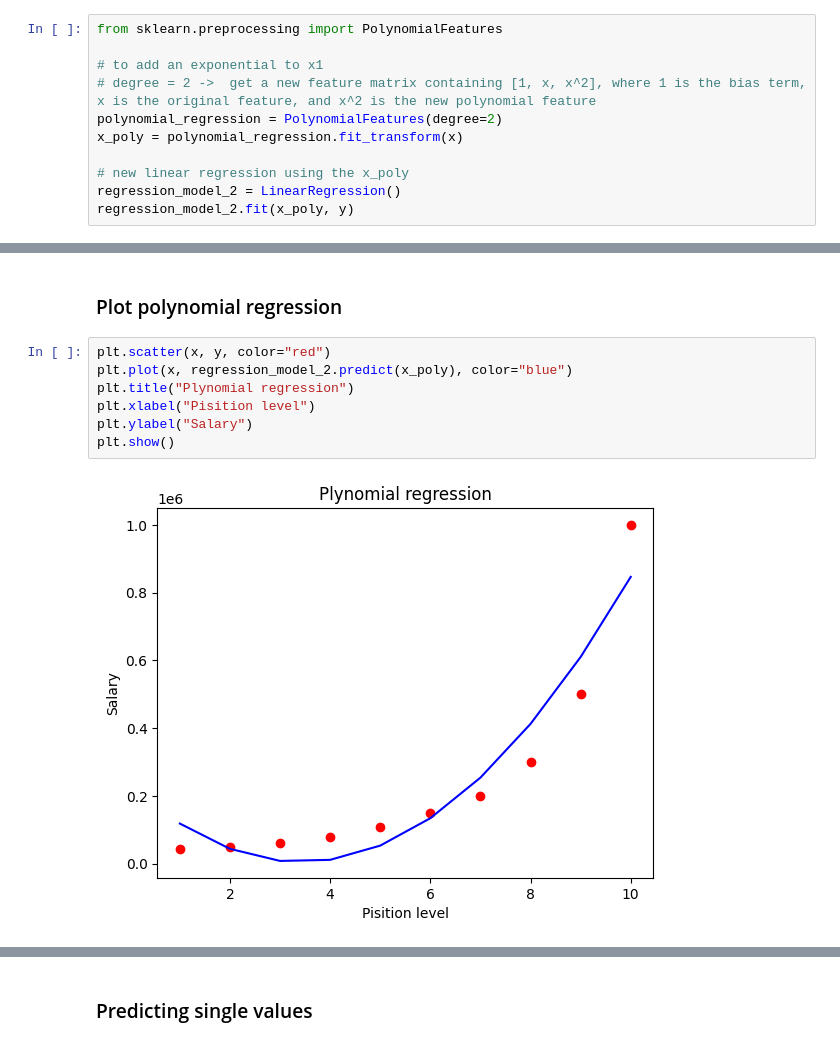
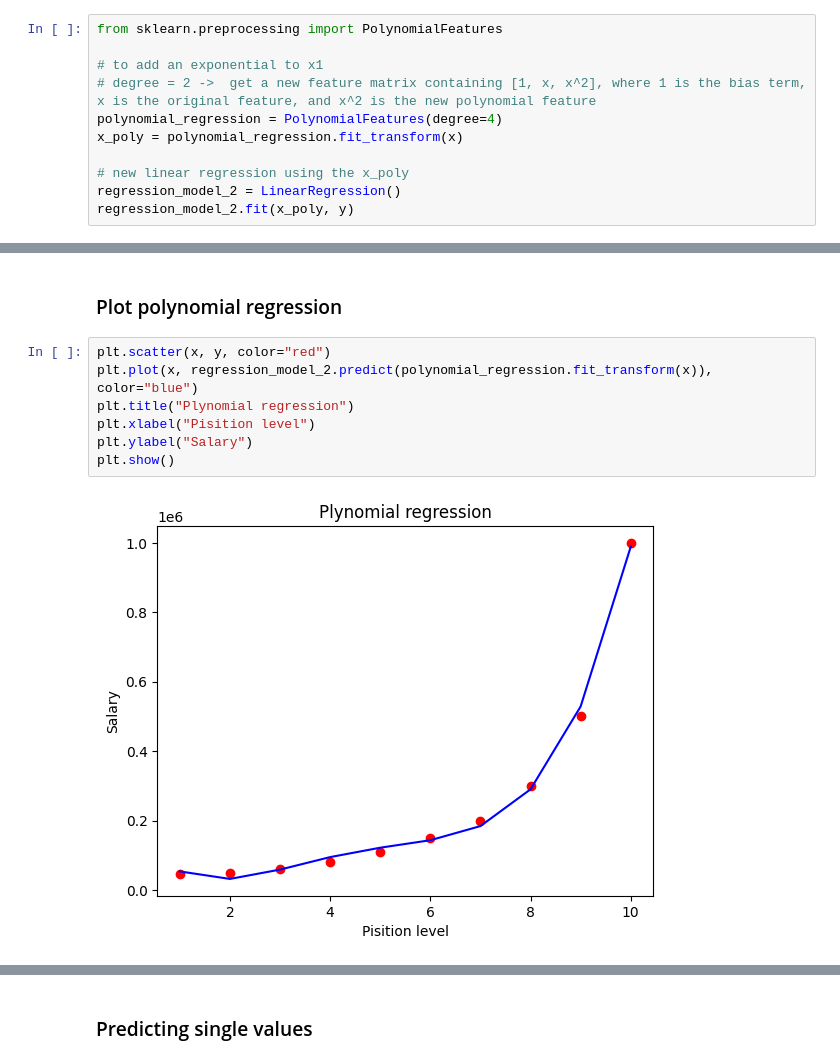
Before and after one commit to damianstone/ML-algorithms, a Jupyter notebook: 2-regression/polynomial-regression/polynomial_regression.ipynb, the cells around one changed output, grey strips where cells are left out. Saved outputs shown, nothing was run; the diff lists cells and outputs as text.

Commit message:
polynomial regression

```diff
--- a/2-regression/polynomial-regression/polynomial_regression.ipynb
+++ b/2-regression/polynomial-regression/polynomial_regression.ipynb
@@ -31,7 +31,7 @@ from sklearn.preprocessing import PolynomialFeatures
 
 # to add an exponential to x1
 # degree = 2 ->  get a new feature matrix containing [1, x, x^2], where 1 is the bias term, x is the original feature, and x^2 is the new polynomial feature
-polynomial_regression = PolynomialFeatures(degree=2)
+polynomial_regression = PolynomialFeatures(degree=4)
 x_poly = polynomial_regression.fit_transform(x)
 
 # new linear regression using the x_poly
@@ -54,10 +54,10 @@ plt.show()
 ### Plot polynomial regression
 # %%
 plt.scatter(x, y, color="red")
-plt.plot(x, regression_model_2.predict(x_poly), color="blue")
+plt.plot(x, regression_model_2.predict(polynomial_regression.fit_transform(x)), color="blue")
 plt.title("Plynomial regression")
 plt.xlabel("Pisition level")
 plt.ylabel("Salary")
 plt.show()
 # %% [output]
-[figure, old version]
+[figure, new version]
```
Also changed, not shown: parts of 3 cells of this notebook.
